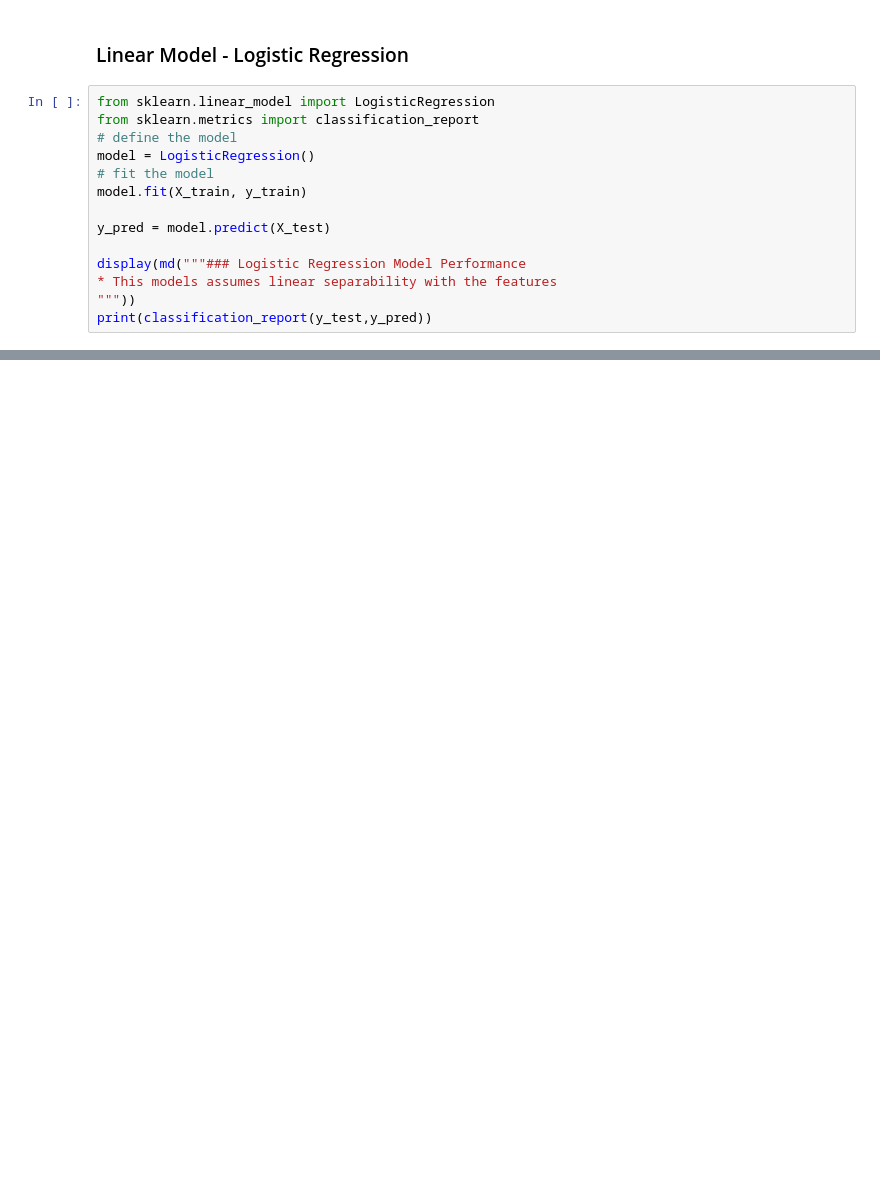
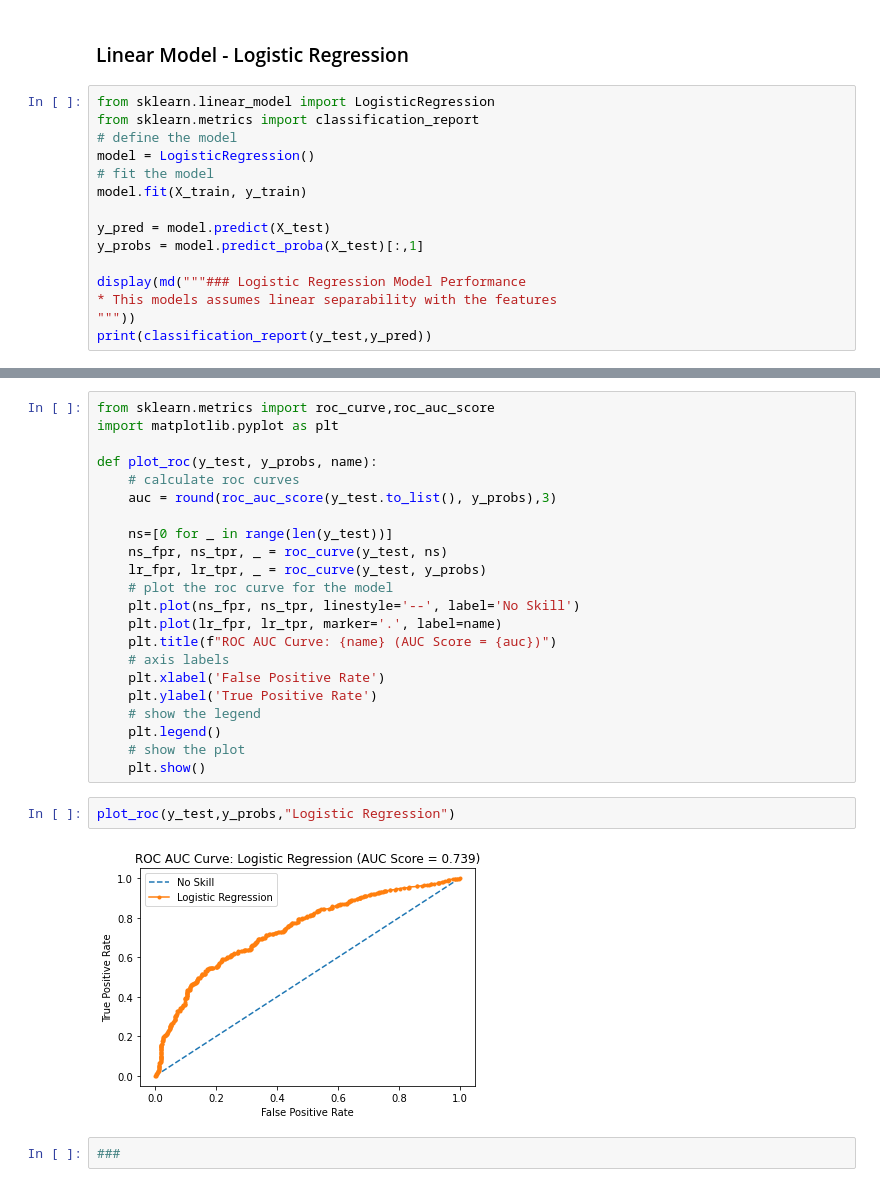
Before and after one commit to seanlamsk/tap2022-mol-vica, a Jupyter notebook: Insurance.ipynb, the cells around one changed output, grey strips where cells are left out. Saved outputs shown, nothing was run; the diff lists cells and outputs as text; blank space fills up the shorter version.

```diff
--- a/Insurance.ipynb
+++ b/Insurance.ipynb
@@ -577,6 +593,7 @@ model = LogisticRegression()
 model.fit(X_train, y_train)
 
 y_pred = model.predict(X_test)
+y_probs = model.predict_proba(X_test)[:,1]
 
 display(md("""### Logistic Regression Model Performance
 * This models assumes linear separability with the features
@@ -595,0 +613,28 @@ weighted avg       0.74      0.76      0.74      1077
+# %%
+from sklearn.metrics import roc_curve,roc_auc_score
+import matplotlib.pyplot as plt
+
+def plot_roc(y_test, y_probs, name):
+    # calculate roc curves
+    auc = round(roc_auc_score(y_test.to_list(), y_probs),3)
+
+    ns=[0 for _ in range(len(y_test))]
+    ns_fpr, ns_tpr, _ = roc_curve(y_test, ns)
+    lr_fpr, lr_tpr, _ = roc_curve(y_test, y_probs)
+    # plot the roc curve for the model
+    plt.plot(ns_fpr, ns_tpr, linestyle='--', label='No Skill')
+    plt.plot(lr_fpr, lr_tpr, marker='.', label=name)
+    plt.title(f"ROC AUC Curve: {name} (AUC Score = {auc})")
+    # axis labels
+    plt.xlabel('False Positive Rate')
+    plt.ylabel('True Positive Rate')
+    # show the legend
+    plt.legend()
+    # show the plot
+    plt.show()
+# %%
+plot_roc(y_test,y_probs,"Logistic Regression")
+# %% [output]
+[figure, added]
+# %%
+###
```
Also changed, not shown: parts of 8 cells of this notebook.
